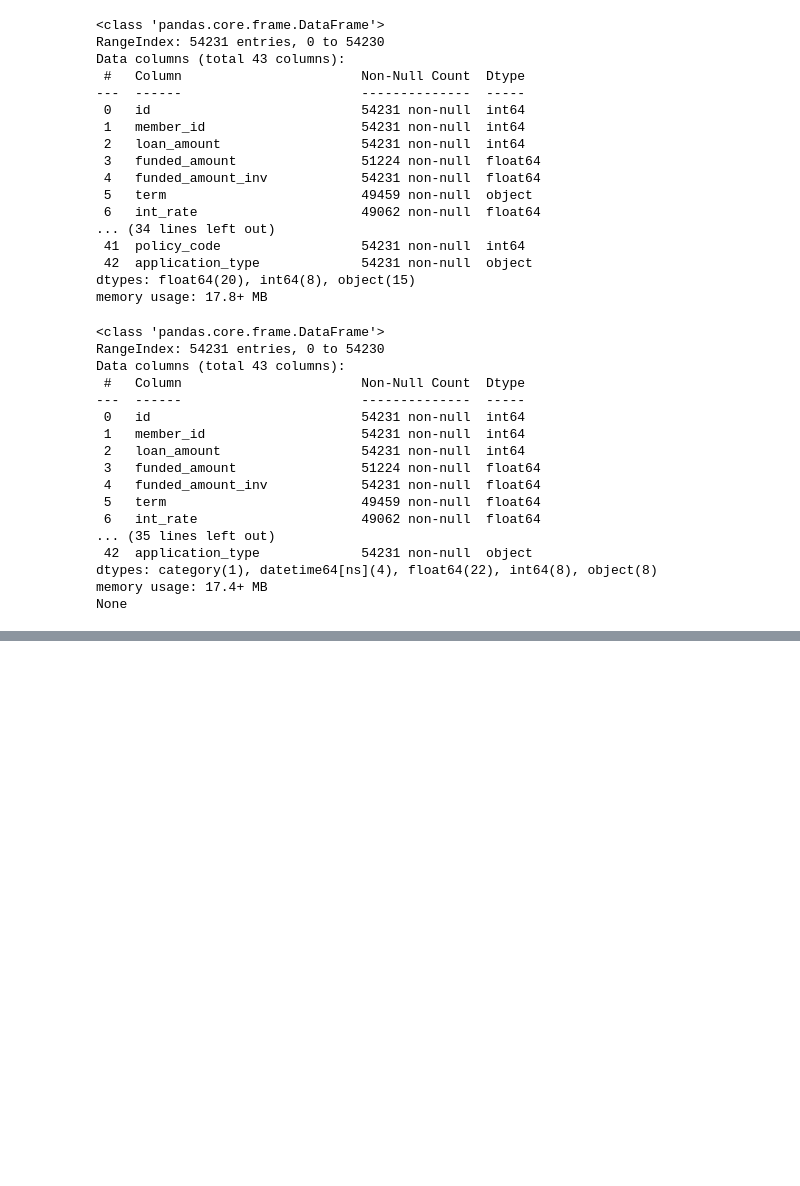
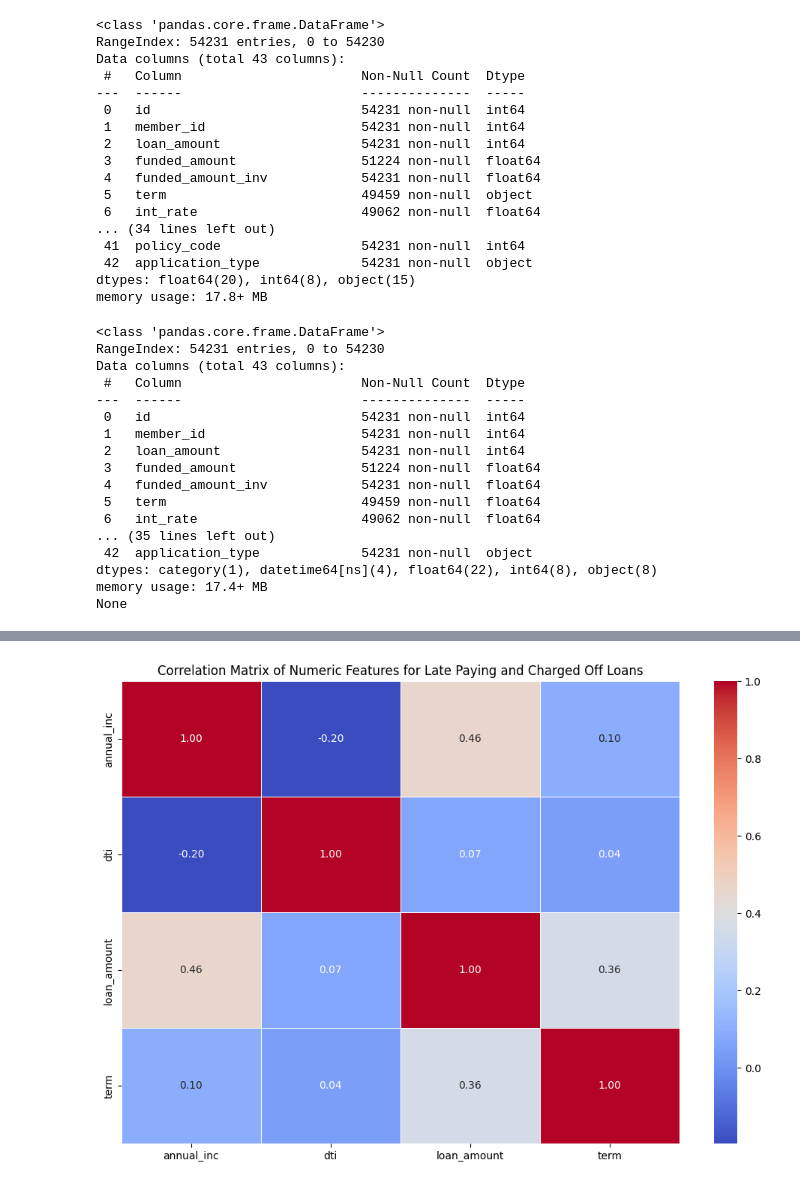
Before and after one commit to PavenSS/exploratory-data-analysis---customer-loans-in-finance971, a Jupyter notebook: db_util.ipynb, the cells around one changed output, grey strips where cells are left out. Drawn from its saved outputs; the diff is of its cells as text; code cells hidden in the pictures; blank space fills up the shorter version.

```diff
--- a/db_util.ipynb
+++ b/db_util.ipynb
@@ -427,0 +551,8 @@ plotter.plot_correlation_matrix(correlation_matrix_cleaned)
+# %%
+correlation_matrix = total_at_risk[columns_of_interest].select_dtypes(include=['number']).corr()
+plt.figure(figsize=(12, 8))
+sns.heatmap(correlation_matrix, annot=True, cmap='coolwarm', fmt='.2f', linewidths=0.5)
+plt.title("Correlation Matrix of Numeric Features for Late Paying and Charged Off Loans")
+plt.show()
+# %% [output]
+[figure, added]
```
Also changed, not shown: parts of 24 cells of this notebook, 1 other file.
